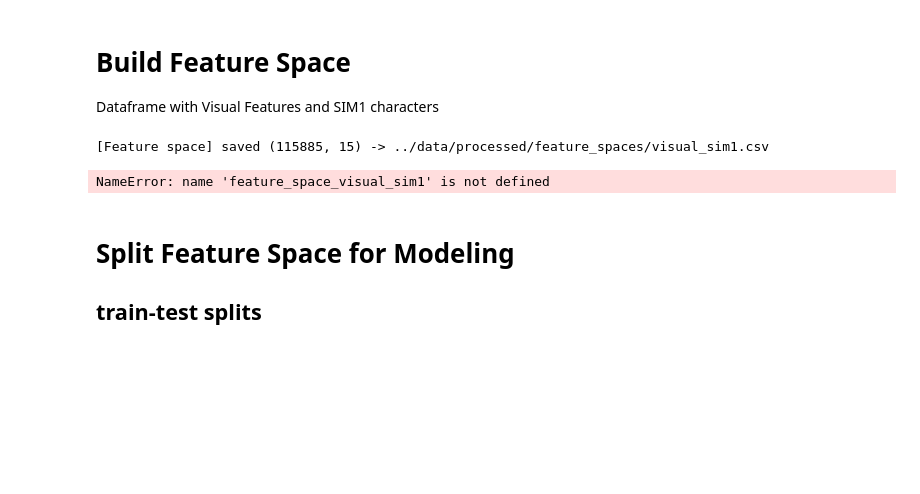
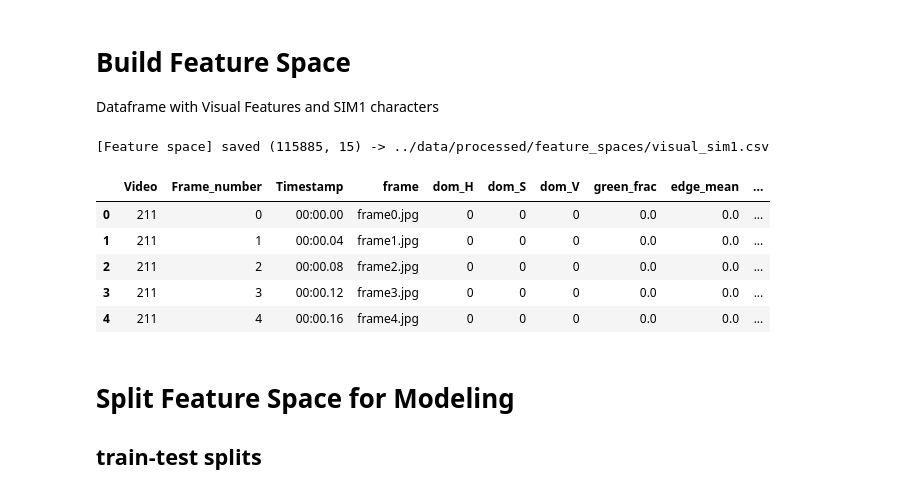
Before and after one commit to ikc-arya/SMProject, a Jupyter notebook: notebooks/SIM1_fe_visual.ipynb, the cells around one changed output. Drawn from its saved outputs; the diff is of its cells as text; code cells hidden in the pictures; blank space fills up the shorter version.

```diff
--- a/notebooks/SIM1_fe_visual.ipynb
+++ b/notebooks/SIM1_fe_visual.ipynb
@@ -140,9 +140,15 @@ feature_space_visual_sim1 = prepare_df.build_feature_space_df(
 # %% [output]
 [Feature space] saved (115885, 15) -> ../data/processed/feature_spaces/visual_sim1.csv
 # %%
-feature_space_visual_sim1.head()
+visual_sim1 = pd.read_csv('../data/processed/feature_spaces/visual_sim1.csv')
+visual_sim1.head()
 # %% [output]
-NameError: name 'feature_space_visual_sim1' is not defined
+|  | Video | Frame_number | Timestamp | frame | dom_H | dom_S | dom_V | green_frac | edge_mean | ... |
+| 0 | 211 | 0 | 00:00.00 | frame0.jpg | 0 | 0 | 0 | 0.0 | 0.0 | ... |
+| 1 | 211 | 1 | 00:00.04 | frame1.jpg | 0 | 0 | 0 | 0.0 | 0.0 | ... |
+| 2 | 211 | 2 | 00:00.08 | frame2.jpg | 0 | 0 | 0 | 0.0 | 0.0 | ... |
+| 3 | 211 | 3 | 00:00.12 | frame3.jpg | 0 | 0 | 0 | 0.0 | 0.0 | ... |
+| 4 | 211 | 4 | 00:00.16 | frame4.jpg | 0 | 0 | 0 | 0.0 | 0.0 | ... |
 # %% [markdown]
 # Split Feature Space for Modeling
 ## train-test splits
```
